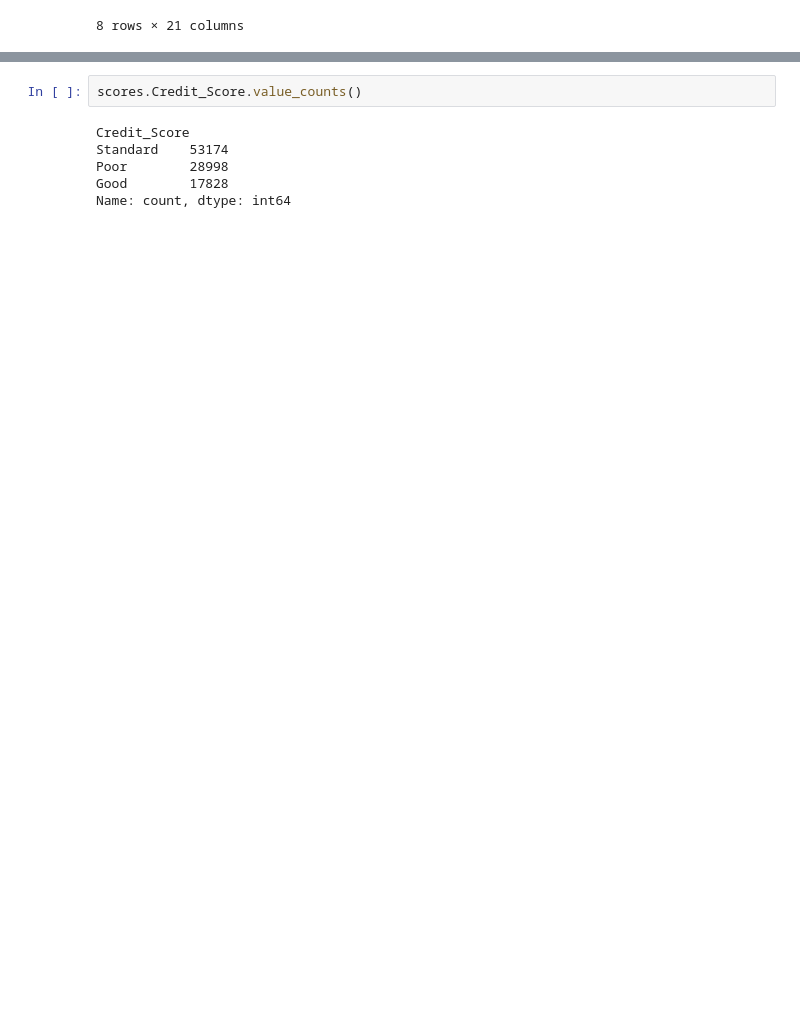
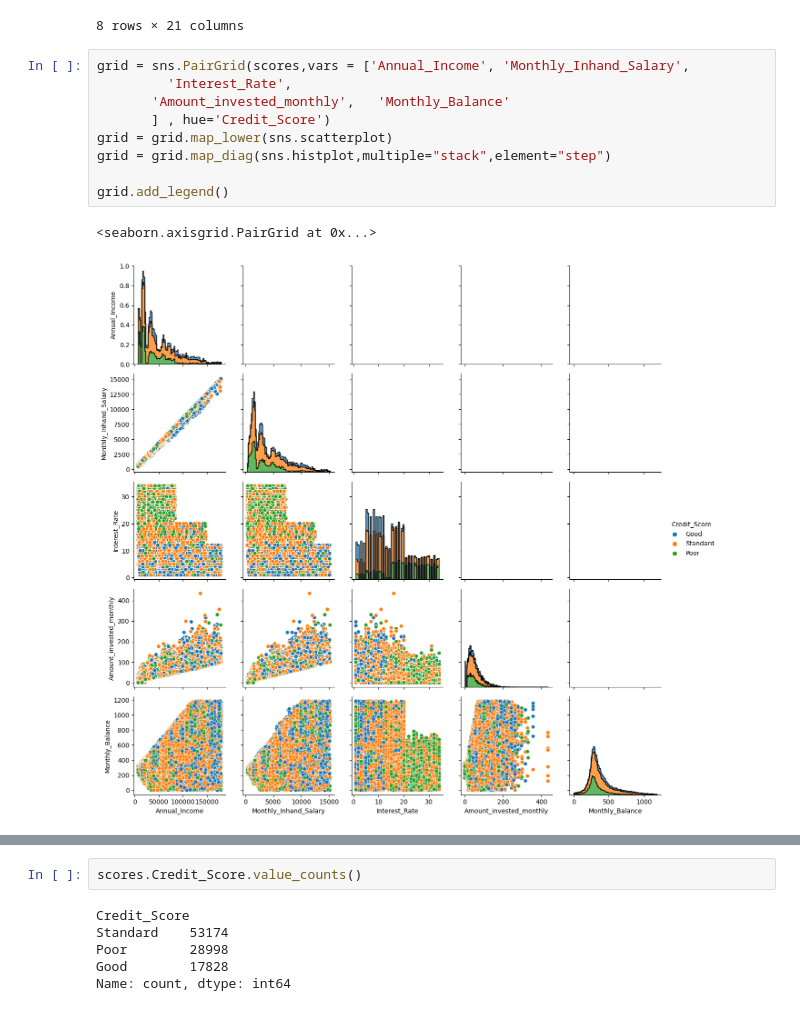
Before and after one commit to tbonesteaks/clustercreditscoring, a Jupyter notebook: unsupervised-final-creditscoring.ipynb, the cells around one changed output, grey strips where cells are left out. Cells and saved outputs as stored; diff of their text form; blank space fills up the shorter version.

```diff
--- a/unsupervised-final-creditscoring.ipynb
+++ b/unsupervised-final-creditscoring.ipynb
@@ -91,3 +97,15 @@ scores.describe()
 | 75% | 118130.2500 | 38385.0000 | 6.2500 | 42.0000 | 756002666.2500 | 71683.4700 | 5957.7150 | ... |
 | max | 155629.0000 | 50999.0000 | 8.0000 | 56.0000 | 999993421.0000 | 179987.2800 | 15204.6333 | ... |
 8 rows × 21 columns
+# %%
+grid = sns.PairGrid(scores,vars = ['Annual_Income', 'Monthly_Inhand_Salary',
+         'Interest_Rate',
+       'Amount_invested_monthly',   'Monthly_Balance'
+       ] , hue='Credit_Score')
+grid = grid.map_lower(sns.scatterplot)
+grid = grid.map_diag(sns.histplot,multiple="stack",element="step")
+
+grid.add_legend()
+# %% [output]
+<seaborn.axisgrid.PairGrid at 0x...>
+[figure, added]
```
Also changed, not shown: parts of 24 cells of this notebook.
